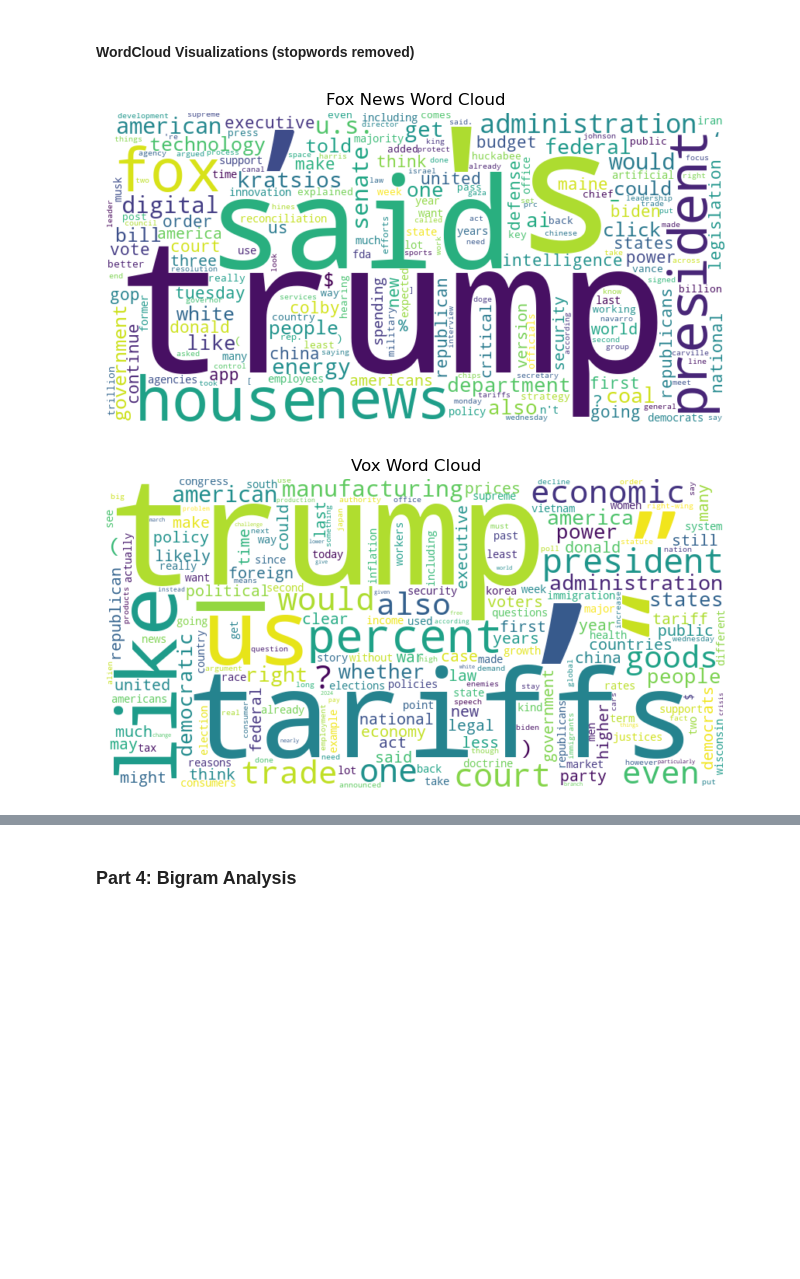
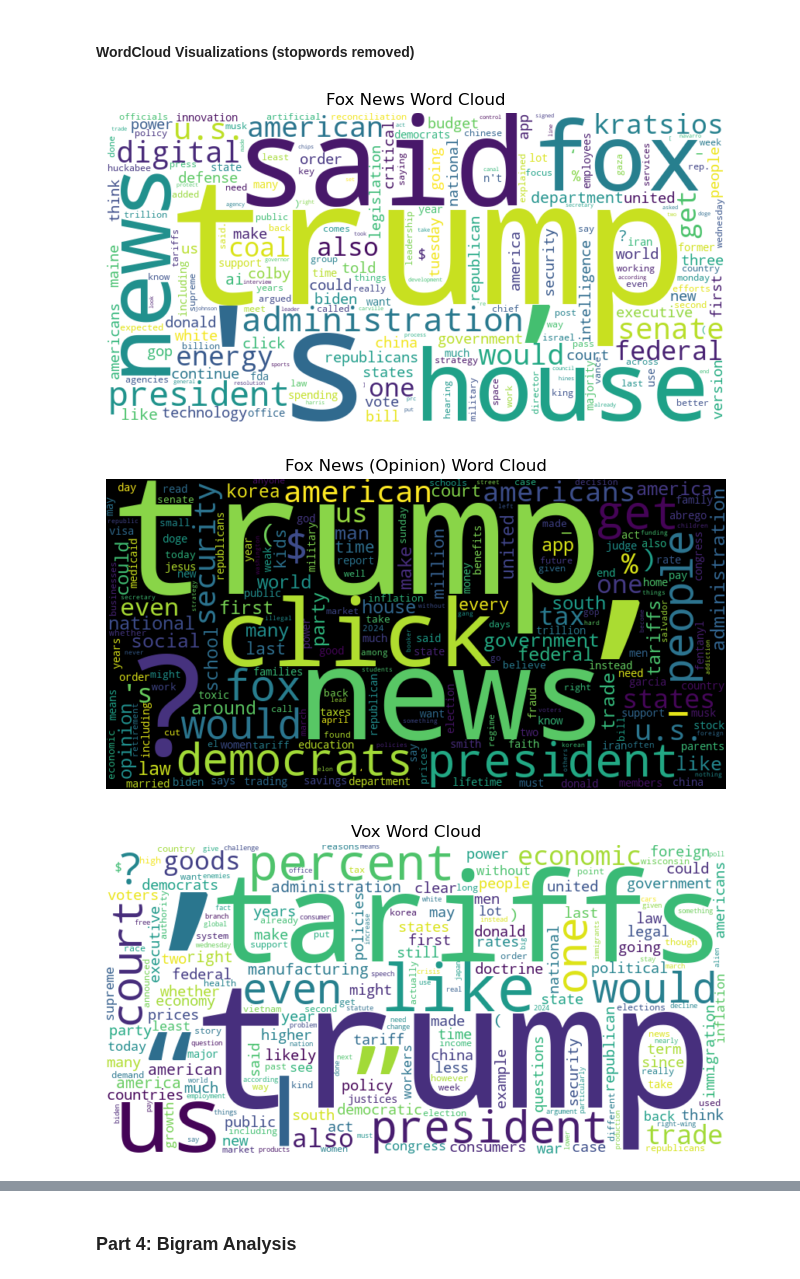
Before and after one commit to Data-Science-for-Linguists-2025/News-Bias-Assessment, a Jupyter notebook: data-pipeline.ipynb, the cells around one changed output, grey strips where cells are left out. Saved outputs shown, nothing was run; the diff lists cells and outputs as text; code cells hidden in the pictures; blank space fills up the shorter version.

```diff
--- a/data-pipeline.ipynb
+++ b/data-pipeline.ipynb
@@ -226,3 +340,16 @@ len(vox_all_bigrams)
+# %%
+#creating list of all Vox opinion tokens
+vox_oped_all_toks = []
+for i in range(len(vox_oped_df)):
+    vox_oped_all_toks += vox_oped_df["tokens"][i]
+
+#creating list of all Vox opinion tokens with POS
+vox_oped_all_toks_pos = nltk.pos_tag(vox_all_toks)
+
+#creating list of all Vox opinion bigrams
+vox_oped_all_bigrams = []
+for i in range(len(vox_oped_df)):
+    vox_oped_all_bigrams += vox_oped_df["bigrams"][i]
 # %% [markdown]
 ### Part 3: Unigram Analysis
 # %% [markdown]
@@ -248,15 +388,23 @@ Frequency Distribution adjusted to remove stopwords
 #stopwords removed
 from nltk.corpus import stopwords
 stopwords = set(stopwords.words('english'))
-punct = ['.', '""', '``', '&', ',', ';', ':', "''", "'", 'nbsp']
+punct = ['.', '""', '``', '&', ',', ';', ':', "''", "'", '(', ')', 'nbsp']
 
 #Fox News frequency distribution (without stopwords)
 fox_toks_ns = [word for word in fox_all_toks if word not in stopwords and word not in punct]
 fox_freq_ns = nltk.FreqDist(fox_toks_ns)
 
+#Fox Opinion frequency distribution (without stopwords)
+fox_oped_toks_ns = [word for word in fox_oped_all_toks if word not in stopwords and word not in punct]
+fox_oped_freq_ns = nltk.FreqDist(fox_oped_toks_ns)
+
 #Vox frequency distribution (without stopwords)
 vox_toks_ns = [word for word in vox_all_toks if word not in stopwords and word not in punct]
 vox_freq_ns = nltk.FreqDist(vox_toks_ns)
+
+#Vox The Big Idea frequency distribution (without stopwords)
+vox_oped_toks_ns = [word for word in vox_oped_all_toks if word not in stopwords and word not in punct]
+vox_oped_freq_ns = nltk.FreqDist(vox_oped_toks_ns)
 # %% [markdown]
 #### Looking at the 100 most common words in each word list
 # %%
@@ -301,23 +481,40 @@ for i in vox_top100[:10]:
 # %%
 
 import matplotlib.pyplot as plt
 from wordcloud import WordCloud
 
 #Fox News word cloud
 fox_wordcloud = WordCloud(width=800, height=400, background_color='white').generate_from_frequencies(fox_freq_ns)
 plt.figure(figsize=(8, 6))
 plt.imshow(fox_wordcloud, interpolation='bilinear')
 plt.axis('off')
 plt.title('Fox News Word Cloud')
 plt.show()
 
+#Fox Opinion word cloud
+fox_oped_wordcloud = WordCloud(width=800, height=400, background_color='black').generate_from_frequencies(fox_oped_freq_ns)
+plt.figure(figsize=(8, 6))
+plt.imshow(fox_oped_wordcloud, interpolation='bilinear')
+plt.axis('off')
+plt.title('Fox News (Opinion) Word Cloud')
+plt.show()
+
 #Vox word cloud
 vox_wordcloud = WordCloud(width=800, height=400, background_color='white').generate_from_frequencies(vox_freq_ns)
 plt.figure(figsize=(8, 6))
 plt.imshow(vox_wordcloud, interpolation='bilinear')
 plt.axis('off')
 plt.title('Vox Word Cloud')
 plt.show()
+
+#Vox (The Big Idea) word cloud
+vox_oped_wordcloud = WordCloud(width=800, height=400, background_color='black').generate_from_frequencies(vox_oped_freq_ns)
+plt.figure(figsize=(8, 6))
+plt.imshow(vox_oped_wordcloud, interpolation='bilinear')
+plt.axis('off')
+plt.title('Vox (The Big Idea) Word Cloud')
+plt.show()
 # %% [output]
-[figure, old version]
+[figure, new version]
-[figure, old version]
+[figure, new version]
+[figure, added]
```
Also changed, not shown: parts of 27 cells of this notebook, 2 other files.
